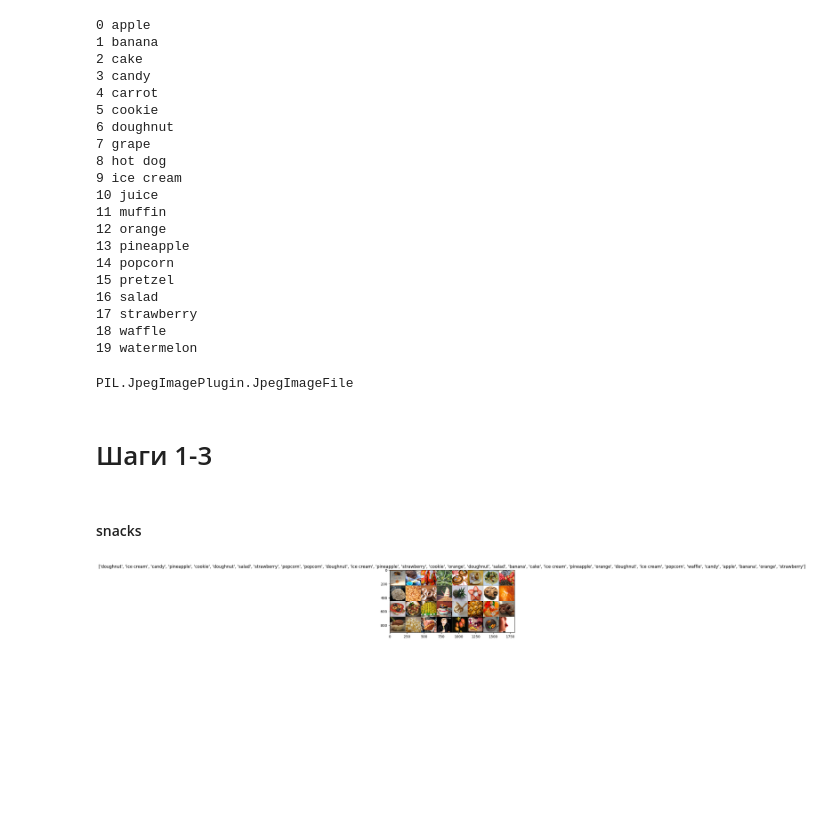
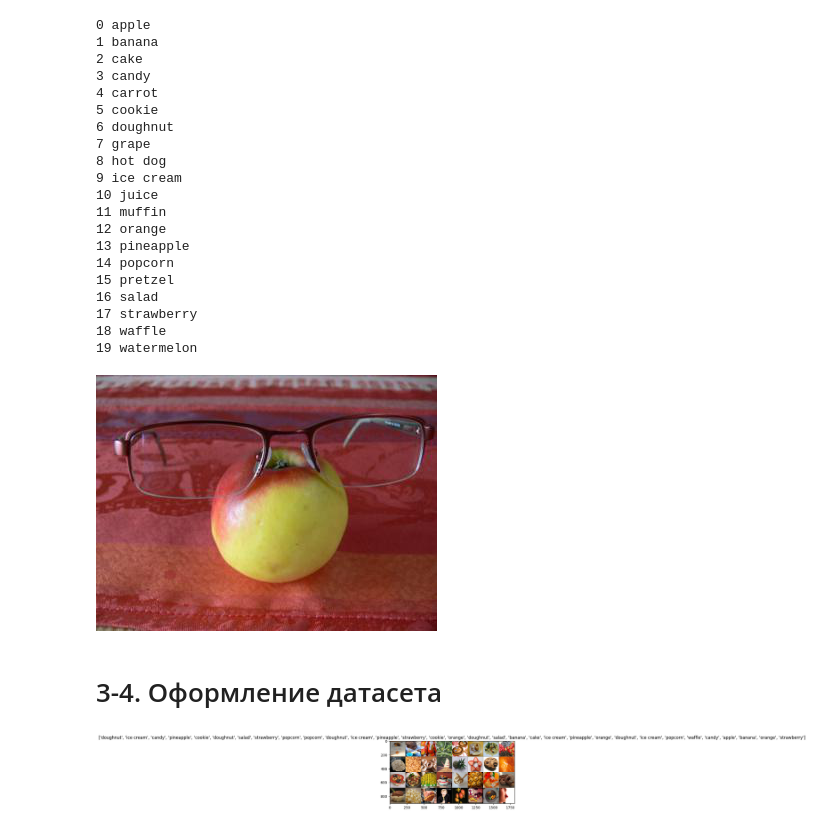
Before and after one commit to AlexSmirno/MachineLearning, a Jupyter notebook: lab_4.ipynb, the cells around one changed output. Cells and saved outputs as stored; diff of their text form; code cells hidden in the pictures; blank space fills up the shorter version.

```diff
--- a/lab_4.ipynb
+++ b/lab_4.ipynb
@@ -81,9 +89,11 @@ for i, label in enumerate(labels):
 18 waffle
 19 watermelon
 # %%
-type(dataset['train'][1]['image'])
+dataset['train'][1]['image']
 # %% [output]
-PIL.JpegImagePlugin.JpegImageFile
+[figure, added]
+# %% [markdown]
+# 3-4. Оформление датасета
 # %%
 import torch
 import torch.nn as nn
@@ -131,10 +139,6 @@ class ImageDataset(torch.utils.data.Dataset):
       train_labels = self.get_labels(idx)
 
       return train_images, train_labels
-# %% [markdown]
-# Шаги 1-3
-# %% [markdown]
-#### snacks
 # %%
 train_dataset = ImageDataset(dataset["train"])
 test_dataset = ImageDataset(dataset["test"])
```
Also changed, not shown: parts of 11 cells of this notebook.
